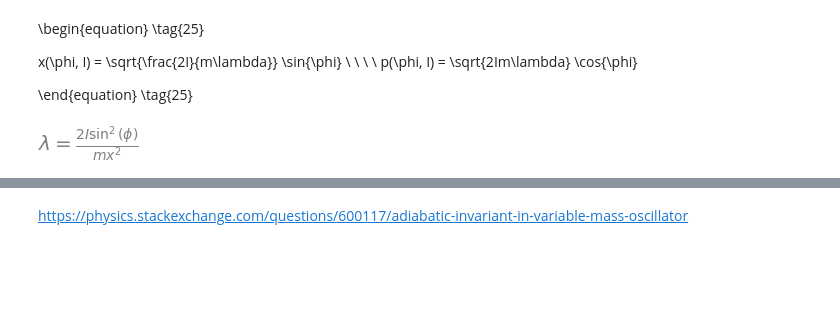
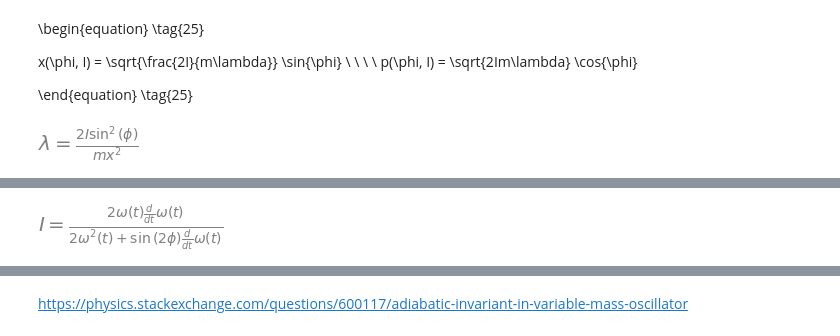
Before and after one commit to jerolg/FISICA_TEORICA_2, a Jupyter notebook: T3_Mecanica_hamilton/T3_hamilton.ipynb, the cells around one changed output, grey strips where cells are left out. Saved outputs shown, nothing was run; the diff lists cells and outputs as text; code cells hidden in the pictures; blank space fills up the shorter version.

```diff
--- a/T3_Mecanica_hamilton/T3_hamilton.ipynb
+++ b/T3_Mecanica_hamilton/T3_hamilton.ipynb
@@ -328,0 +354,8 @@ sp.Eq(sp.diff(phi_t, t), dot_phi)
+# %%
+#Desacoplando I
+
+dot_omega = sp.Eq(sp.diff(omega_t, t), I*omega_t + I/2*sp.sin(2*phi)*sp.diff(omega_t, t)/omega_t)
+
+sp.Eq(I, sp.simplify(sp.solve(dot_omega, I)[0]))
+# %% [output]
+[figure, added]
```
Also changed, not shown: parts of 7 cells of this notebook.
